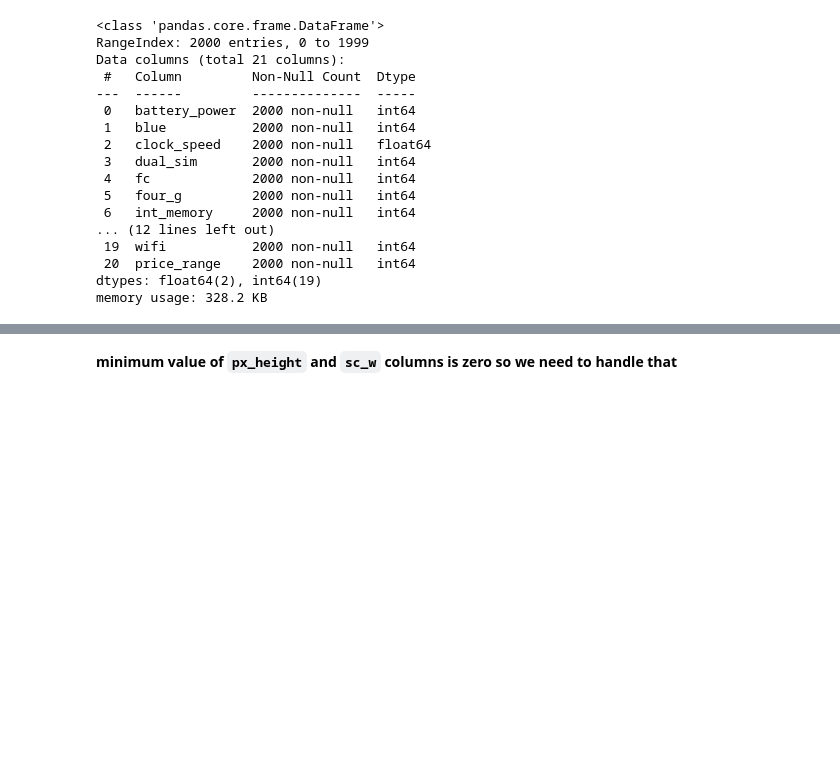
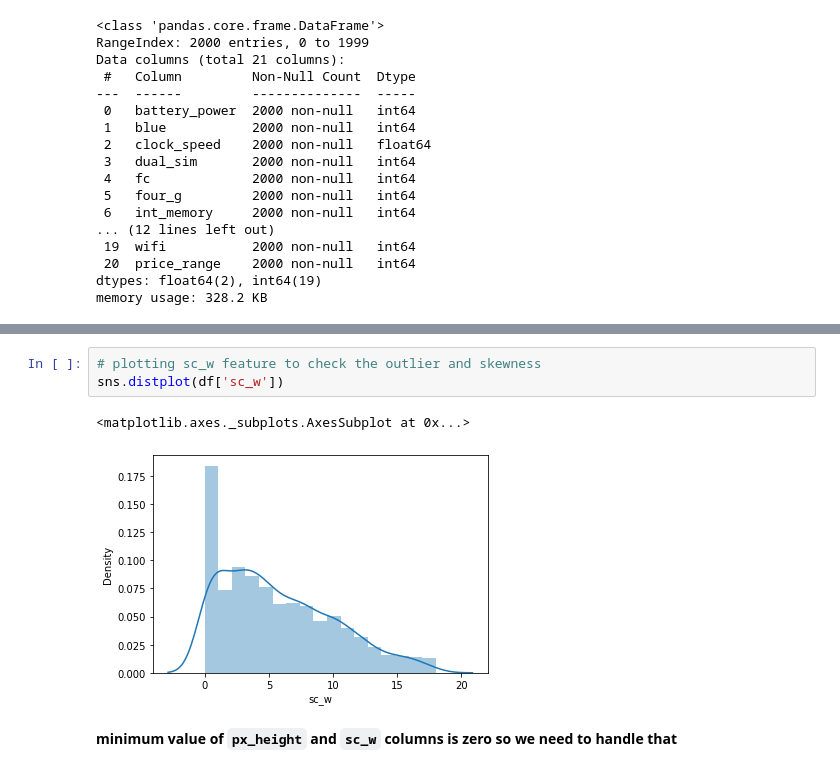
Before and after one commit to harshadsavle/mobile_price_range_prediction, a Jupyter notebook: data_mobile_price_range.ipynb, the cells around one changed output, grey strips where cells are left out. Drawn from its saved outputs; the diff is of its cells as text; blank space fills up the shorter version.

```diff
--- a/data_mobile_price_range.ipynb
+++ b/data_mobile_price_range.ipynb
@@ -145,3 +263,9 @@ df.describe().T
+# %%
+# plotting sc_w feature to check the outlier and skewness
+sns.distplot(df['sc_w'])
+# %% [output]
+<matplotlib.axes._subplots.AxesSubplot at 0x...>
+[figure, added]
 # %% [markdown]
 **minimum value of `px_height` and `sc_w` columns is zero so we need to handle that**
 # %%
```
Also changed, not shown: parts of 38 cells of this notebook.
